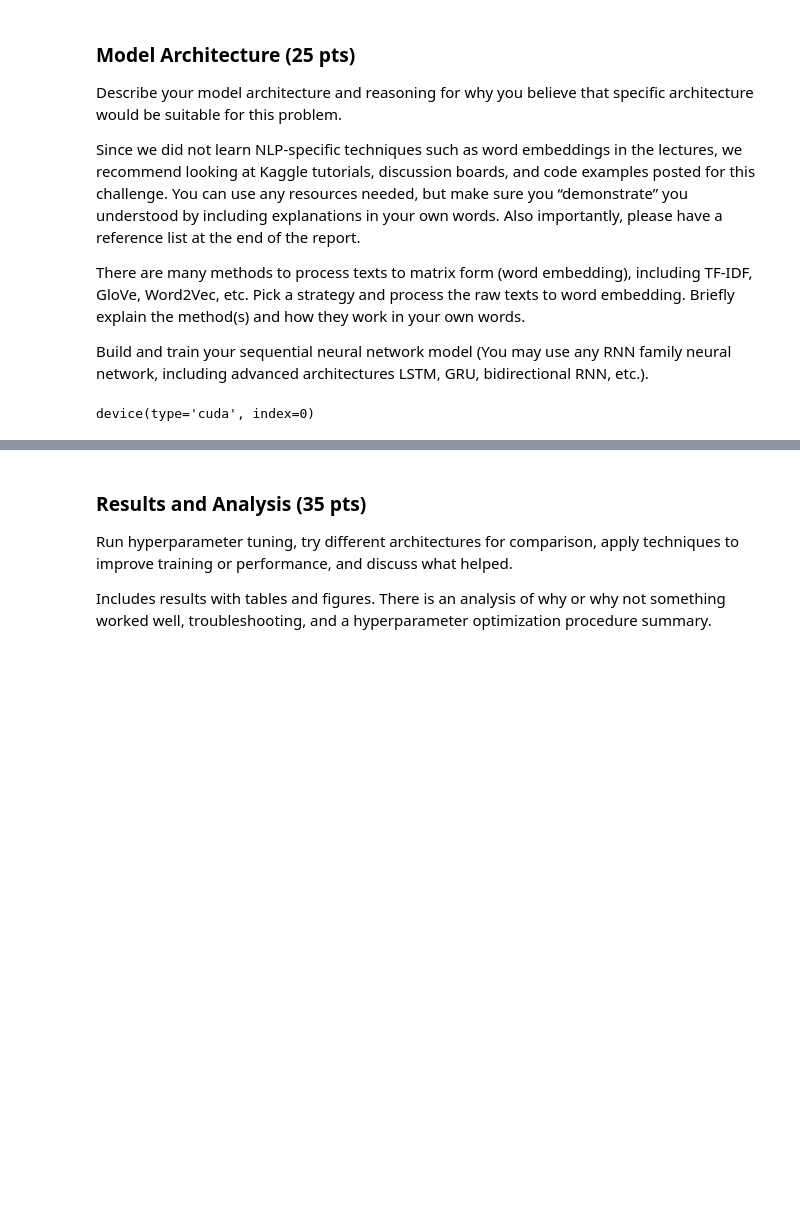
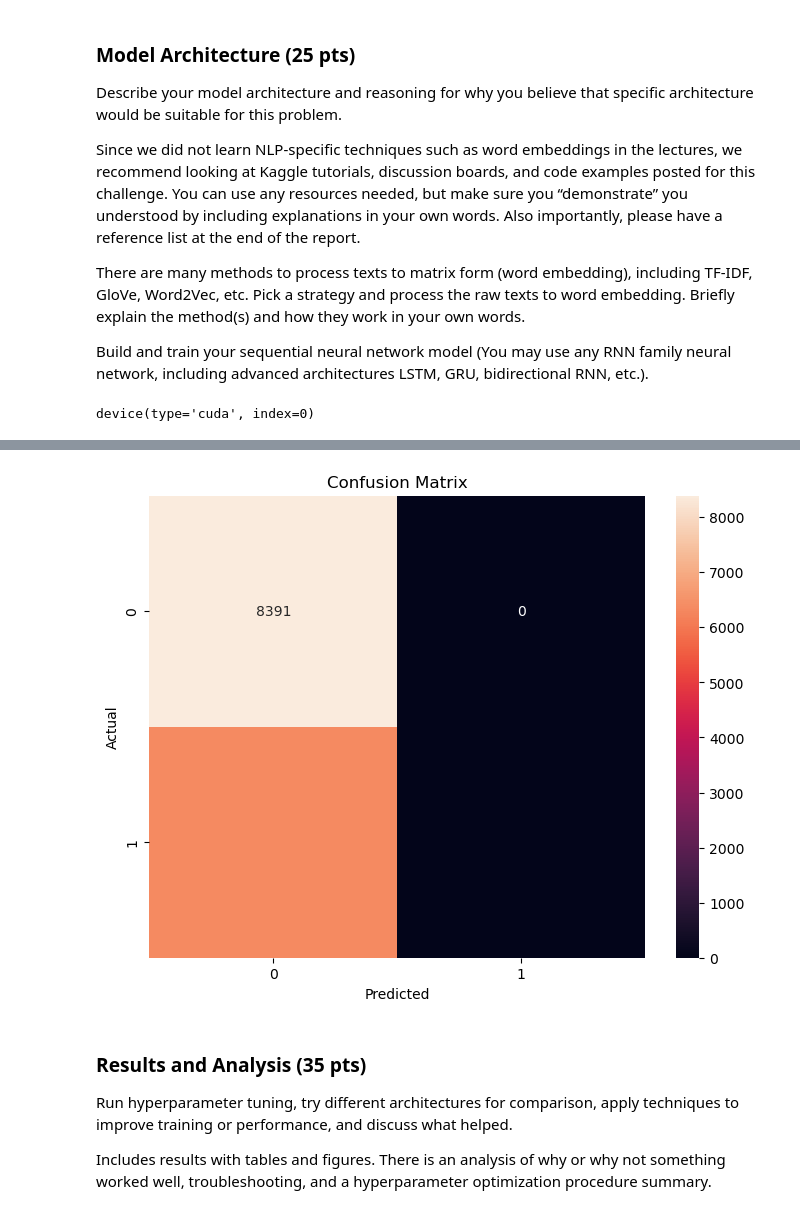
Before and after one commit to zpeople/NLP-Disaster-Tweets, a Jupyter notebook: NLP.ipynb, the cells around one changed output, grey strips where cells are left out. Cells and saved outputs as stored; diff of their text form; code cells hidden in the pictures; blank space fills up the shorter version.

```diff
--- a/NLP.ipynb
+++ b/NLP.ipynb
@@ -607,21 +552,19 @@ optimizer = torch.optim.Adam(lstm.parameters(), lr=0.0001, weight_decay=0.01)  #
 # %%
 
-clip = 5
+max_norm = 5
 
-torch.manual_seed(1)
+
+torch.manual_seed(42)
 # Hyper Parameters
-EPOCH = 1           # 训练整批数据多少次, 为了节约时间, 我们只训练一次
-BATCH_SIZE = 8
+EPOCH = 10
+BATCH_SIZE = 16
 
-INPUT_SIZE = 28     # rnn 每步输入值 / 图片每行像素
-LR = 0.01           # learning rate
-HIDDEN_SIZE =64
-HIDDEN_LAYERS =1
 
-train_dataset = TensorDataset(X_train, y_train)
+
+train_dataset = TensorDataset(torch.from_numpy(X_train), torch.from_numpy(y_train))
 train_dataloader = DataLoader(train_dataset, batch_size = BATCH_SIZE, shuffle = True, drop_last = True)
 
-valid_dataset = TensorDataset(X_valid,y_valid)
+valid_dataset = TensorDataset(torch.from_numpy(X_valid),torch.from_numpy(y_valid))
 valid_dataloader = DataLoader(valid_dataset, batch_size = BATCH_SIZE, shuffle = True, drop_last = True)
 lstm.to(device)
 trainAcc = []
@@ -652,7 +595,7 @@ for epochi in range(EPOCH):
         optimizer.zero_grad()
         loss.backward()
 
-        nn.utils.clip_grad_norm_(lstm.parameters(), clip)
+        nn.utils.clip_grad_norm_(lstm.parameters(), max_norm)
         optimizer.step()
 
     trainAcc.append(np.mean(batchAcc))
@@ -687,3 +857,16 @@ Compile with `TORCH_USE_CUDA_DSA` to enable device-side assertions.
+# %%
+from sklearn.metrics import confusion_matrix, f1_score, precision_score, recall_score
+
+cm = confusion_matrix(yTrue, yPred)
+
+plt.figure(figsize=(8, 6))
+sns.heatmap(cm, annot=True, fmt='g')
+plt.xlabel('Predicted')
+plt.ylabel('Actual')
+plt.title('Confusion Matrix')
+plt.show()
+# %% [output]
+[figure, added]
 # %%
 # # 在训练过程中，在某个时刻保存状态
 # torch.save({
```
Also changed, not shown: parts of 50 cells of this notebook.
